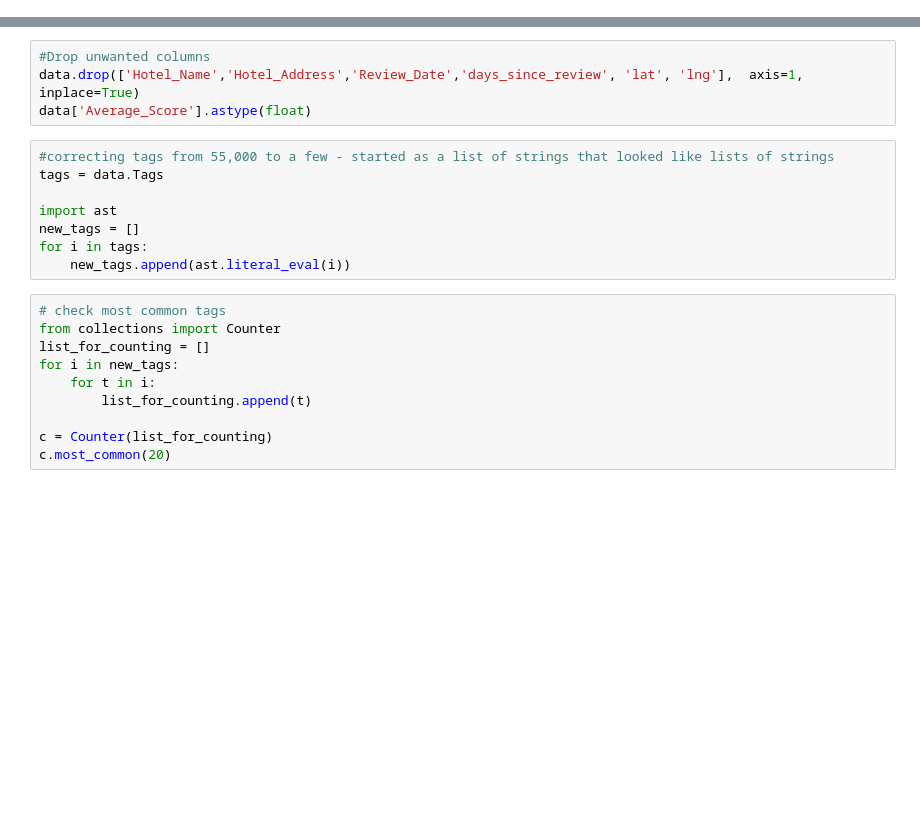
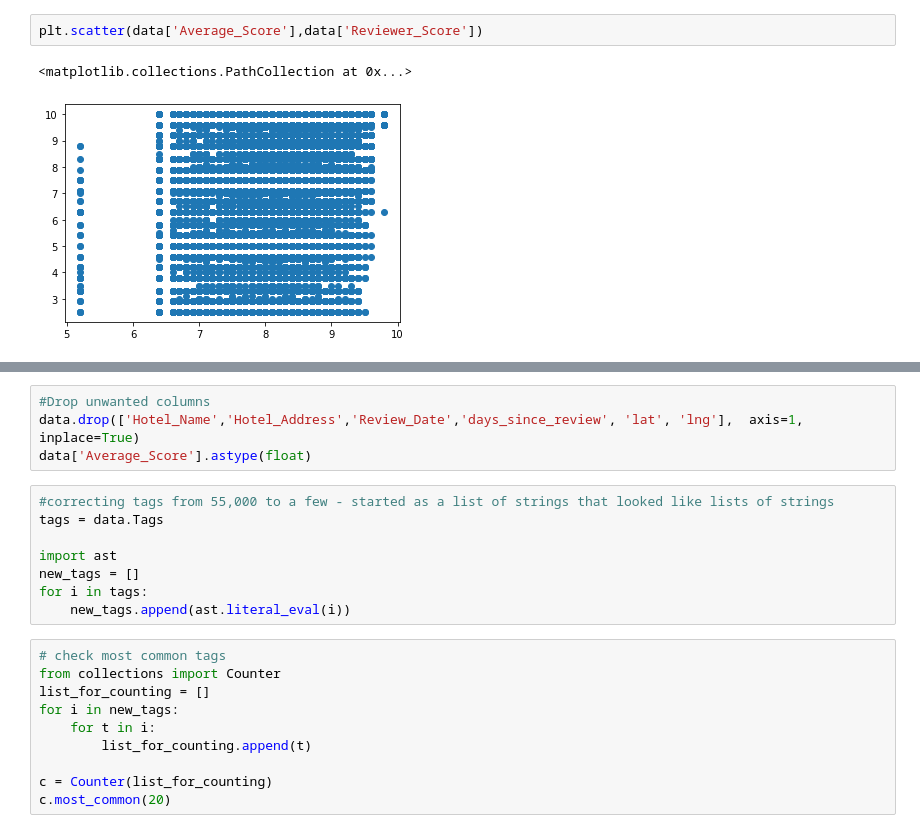
Before and after one commit to slindhult/Hotel-Reviews, a Jupyter notebook: Hotels.ipynb, the cells around one changed output, grey strips where cells are left out. Saved outputs shown, nothing was run; the diff lists cells and outputs as text; blank space fills up the shorter version.

```diff
--- a/Hotels.ipynb
+++ b/Hotels.ipynb
@@ -28,0 +177,5 @@ for i in data.columns:
+# %%
+plt.scatter(data['Average_Score'],data['Reviewer_Score'])
+# %% [output]
+<matplotlib.collections.PathCollection at 0x...>
+[figure, added]
```
Also changed, not shown: parts of 105 cells of this notebook.
